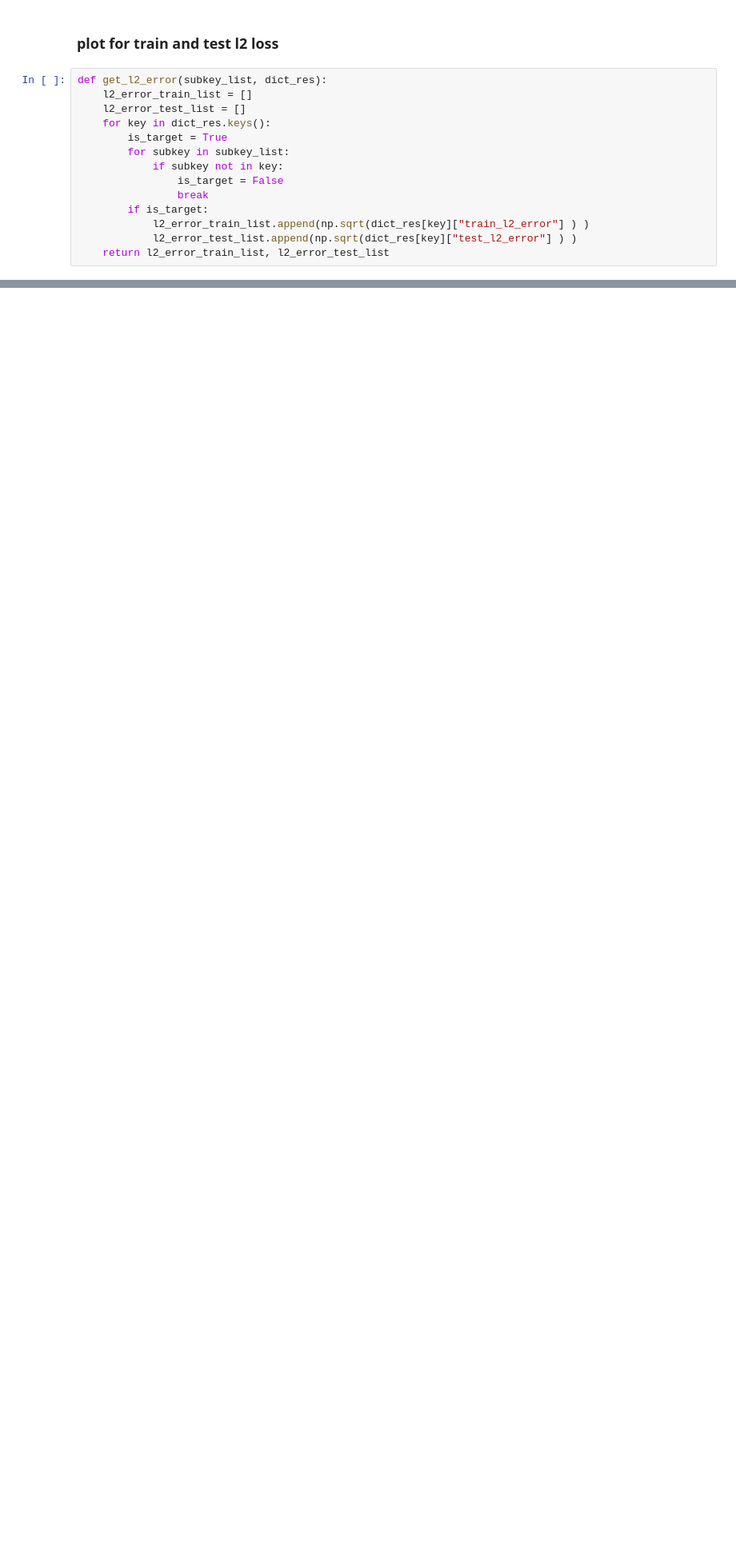
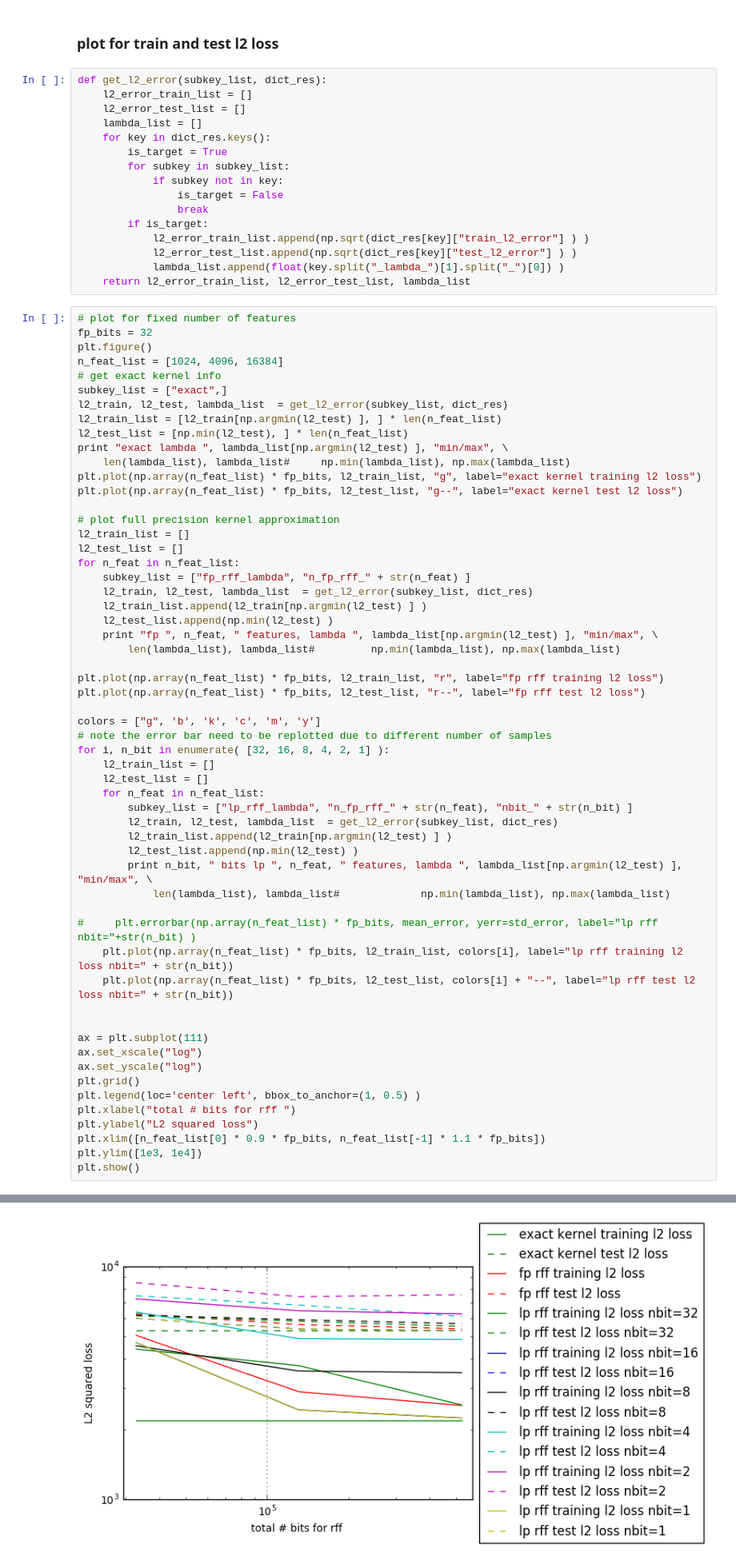
Before and after one commit to JianGoForIt/lp_rffs, a Jupyter notebook: kernel_reg/notebook/Kernel_ridge_regression_lp.ipynb, the cells around one changed output, grey strips where cells are left out. Shown at 80% size. Saved outputs shown, nothing was run; the diff lists cells and outputs as text; blank space fills up the shorter version.

```diff
--- a/kernel_reg/notebook/Kernel_ridge_regression_lp.ipynb
+++ b/kernel_reg/notebook/Kernel_ridge_regression_lp.ipynb
@@ -132,6 +132,7 @@ plt.show()
 def get_l2_error(subkey_list, dict_res):
     l2_error_train_list = []
     l2_error_test_list = []
+    lambda_list = []
     for key in dict_res.keys():
         is_target = True
         for subkey in subkey_list:
@@ -141,4 +142,63 @@ def get_l2_error(subkey_list, dict_res):
         if is_target:
             l2_error_train_list.append(np.sqrt(dict_res[key]["train_l2_error"] ) )
             l2_error_test_list.append(np.sqrt(dict_res[key]["test_l2_error"] ) )
-    return l2_error_train_list, l2_error_test_list
+            lambda_list.append(float(key.split("_lambda_")[1].split("_")[0]) )
+    return l2_error_train_list, l2_error_test_list, lambda_list
+# %%
+# plot for fixed number of features
+fp_bits = 32
+plt.figure()
+n_feat_list = [1024, 4096, 16384]
+# get exact kernel info
+subkey_list = ["exact",]
+l2_train, l2_test, lambda_list  = get_l2_error(subkey_list, dict_res)
+l2_train_list = [l2_train[np.argmin(l2_test) ], ] * len(n_feat_list)
+l2_test_list = [np.min(l2_test), ] * len(n_feat_list)
+print "exact lambda ", lambda_list[np.argmin(l2_test) ], "min/max", \
+    len(lambda_list), lambda_list#     np.min(lambda_list), np.max(lambda_list)
+plt.plot(np.array(n_feat_list) * fp_bits, l2_train_list, "g", label="exact kernel training l2 loss")
+plt.plot(np.array(n_feat_list) * fp_bits, l2_test_list, "g--", label="exact kernel test l2 loss")
+
+# plot full precision kernel approximation
+l2_train_list = []
+l2_test_list = []
+for n_feat in n_feat_list:
+    subkey_list = ["fp_rff_lambda", "n_fp_rff_" + str(n_feat) ]
+    l2_train, l2_test, lambda_list  = get_l2_error(subkey_list, dict_res)
+    l2_train_list.append(l2_train[np.argmin(l2_test) ] )
+    l2_test_list.append(np.min(l2_test) )
+    print "fp ", n_feat, " features, lambda ", lambda_list[np.argmin(l2_test) ], "min/max", \
+        len(lambda_list), lambda_list#         np.min(lambda_list), np.max(lambda_list)
+
+plt.plot(np.array(n_feat_list) * fp_bits, l2_train_list, "r", label="fp rff training l2 loss")
+plt.plot(np.array(n_feat_list) * fp_bits, l2_test_list, "r--", label="fp rff test l2 loss")
+
+colors = ["g", 'b', 'k', 'c', 'm', 'y']
+# note the error bar need to be replotted due to different number of samples
+for i, n_bit in enumerate( [32, 16, 8, 4, 2, 1] ):
+    l2_train_list = []
+    l2_test_list = []
+    for n_feat in n_feat_list:
+        subkey_list = ["lp_rff_lambda", "n_fp_rff_" + str(n_feat), "nbit_" + str(n_bit) ]
+        l2_train, l2_test, lambda_list  = get_l2_error(subkey_list, dict_res)
+        l2_train_list.append(l2_train[np.argmin(l2_test) ] )
+        l2_test_list.append(np.min(l2_test) )
+        print n_bit, " bits lp ", n_feat, " features, lambda ", lambda_list[np.argmin(l2_test) ], "min/max", \
+            len(lambda_list), lambda_list#             np.min(lambda_list), np.max(lambda_list)
+
+#     plt.errorbar(np.array(n_feat_list) * fp_bits, mean_error, yerr=std_error, label="lp rff nbit="+str(n_bit) )
+    plt.plot(np.array(n_feat_list) * fp_bits, l2_train_list, colors[i], label="lp rff training l2 loss nbit=" + str(n_bit))
+    plt.plot(np.array(n_feat_list) * fp_bits, l2_test_list, colors[i] + "--", label="lp rff test l2 loss nbit=" + str(n_bit))
+
+
+ax = plt.subplot(111)
+ax.set_xscale("log")
+ax.set_yscale("log")
+plt.grid()
+plt.legend(loc='center left', bbox_to_anchor=(1, 0.5) )
+plt.xlabel("total # bits for rff ")
+plt.ylabel("L2 squared loss")
+plt.xlim([n_feat_list[0] * 0.9 * fp_bits, n_feat_list[-1] * 1.1 * fp_bits])
+plt.ylim([1e3, 1e4])
+plt.show()
+# %% [output]
@@ -145 +222,2 @@ def get_l2_error(subkey_list, dict_res):
+[figure, added]
 # %%
```
Also changed, not shown: parts of 6 cells of this notebook, 7 other files.
